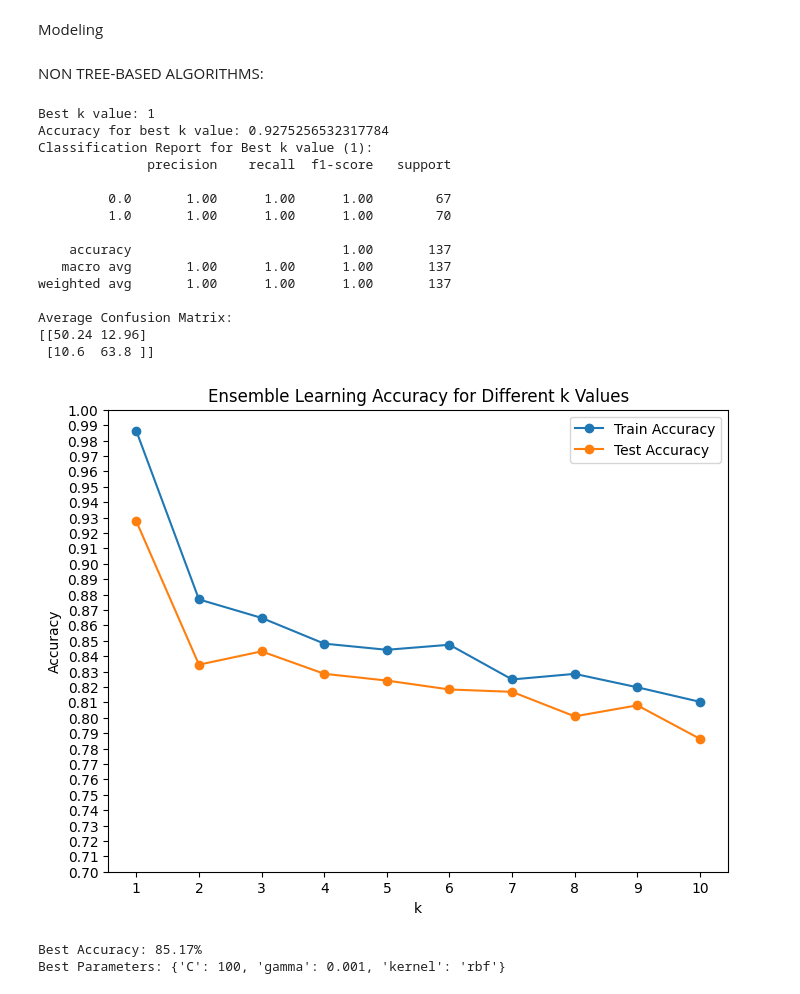
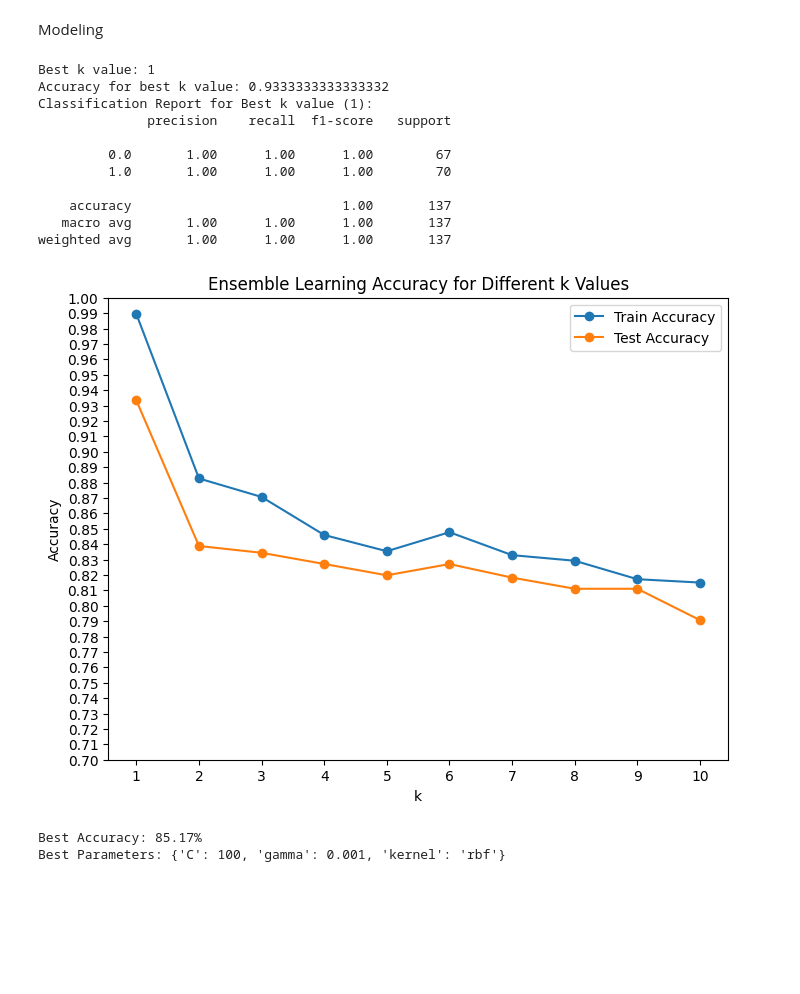
Before and after one commit to nbzuong/ML_Project, a Jupyter notebook: heart_predict.ipynb, the cells around one changed output. Drawn from its saved outputs; the diff is of its cells as text; code cells hidden in the pictures; blank space fills up the shorter version.

```diff
--- a/heart_predict.ipynb
+++ b/heart_predict.ipynb
@@ -214,6 +215,4 @@ from sklearn.metrics import accuracy_score, confusion_matrix, classification_rep
 from sklearn.model_selection import KFold
-# %% [markdown]
-NON TREE-BASED ALGORITHMS:
 # %%
 from sklearn.neighbors import KNeighborsClassifier
 
@@ -248,8 +247,7 @@ for k in k_values:
         # Train the base classifiers on different subsets of the training data
         for i in range(num_classifiers):
             classifier = KNeighborsClassifier(n_neighbors=k)
-            subset_indices = np.random.choice(len(fold_feature_train), size=int(0.8 * len(fold_feature_train)),
-                                               replace=False)
+            subset_indices = np.random.choice(len(fold_feature_train), size=int(0.8 * len(fold_feature_train)), replace=False)
             subset_features = fold_feature_train[subset_indices]
             subset_targets = fold_target_train[subset_indices]
             classifier.fit(subset_features, subset_targets)
@@ -312,44 +310,35 @@ print(f'Best k value: {best_k}')
 print(f'Accuracy for best k value: {max(ensemble_test_accuracies)}')
 
 # Print the classification report for the best k value
 best_k_report = classification_reports[best_k]
 print(f'Classification Report for Best k value ({best_k}):')
 print(best_k_report)
 
-# Calculate the average confusion matrix across all folds
-average_confusion_matrix = np.mean(fold_confusion_matrices, axis=0)
-print('Average Confusion Matrix:')
-print(average_confusion_matrix)
-
 # Plot the ensemble accuracies for different k values
 plt.figure(figsize=(8, 6))
 plt.plot(k_values, ensemble_train_accuracies, marker='o', label='Train Accuracy')
 plt.plot(k_values, ensemble_test_accuracies, marker='o', label='Test Accuracy')
 plt.xlabel('k')
 plt.ylabel('Accuracy')
 plt.title('Ensemble Learning Accuracy for Different k Values')
 plt.legend()
 plt.xticks(k_values)
 plt.yticks(np.arange(0.7, 1.01, 0.01))  # Set y-axis ticks from 0.7 to 1 with a step of 0.01
 plt.ylim(0.7, 1)
 plt.show()
 # %% [output]
 Best k value: 1
-Accuracy for best k value: 0.9275256532317784
+Accuracy for best k value: 0.9333333333333332
 Classification Report for Best k value (1):
               precision    recall  f1-score   support
 
          0.0       1.00      1.00      1.00        67
          1.0       1.00      1.00      1.00        70
 
     accuracy                           1.00       137
    macro avg       1.00      1.00      1.00       137
 weighted avg       1.00      1.00      1.00       137
-
-Average Confusion Matrix:
-[[50.24 12.96]
- [10.6  63.8 ]]
-[figure, old version]
+[figure, new version]
 # %%
 #grid search for best parameters
 from sklearn.svm import SVC
```
Also changed, not shown: parts of 5 cells of this notebook.
